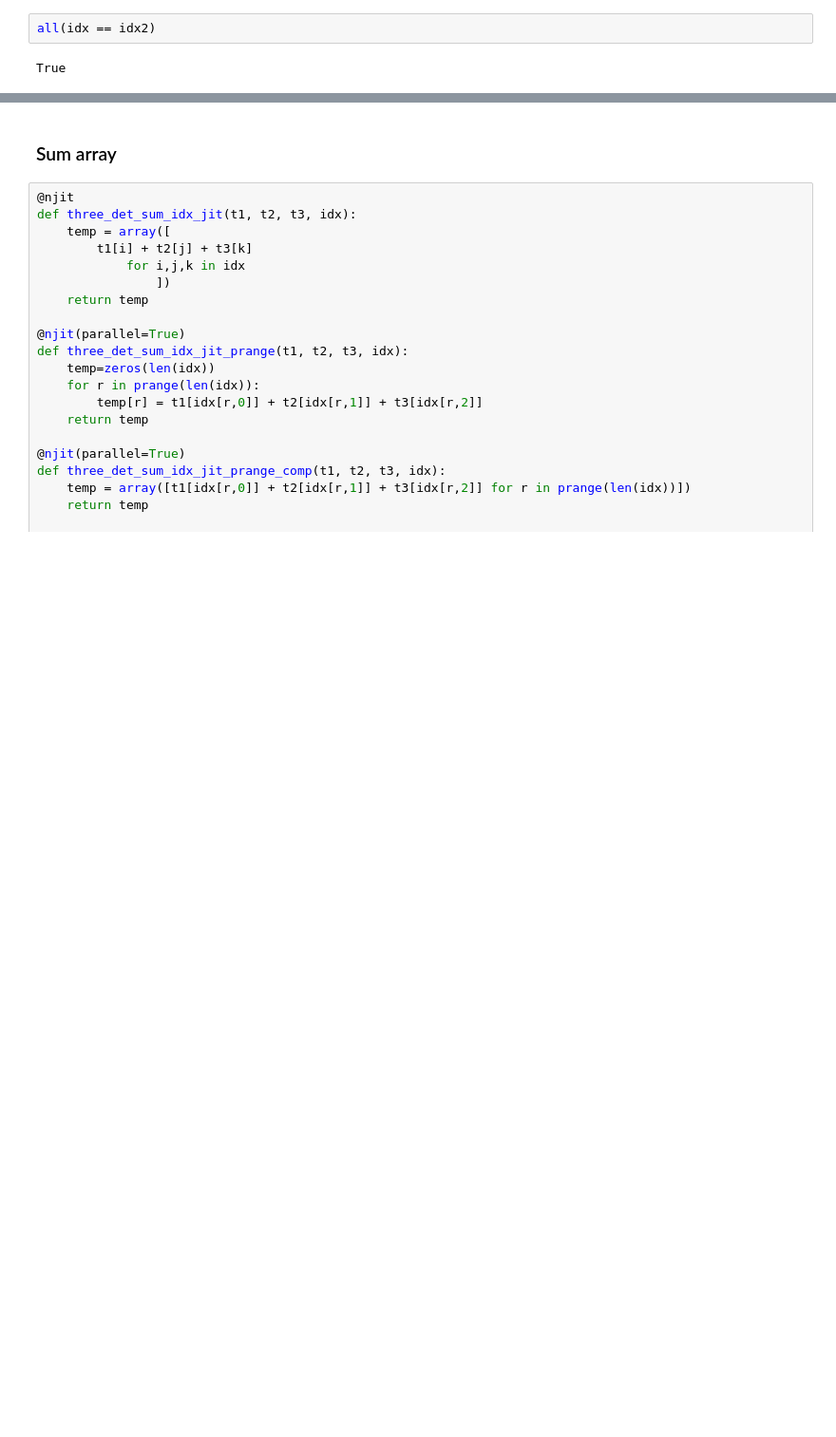
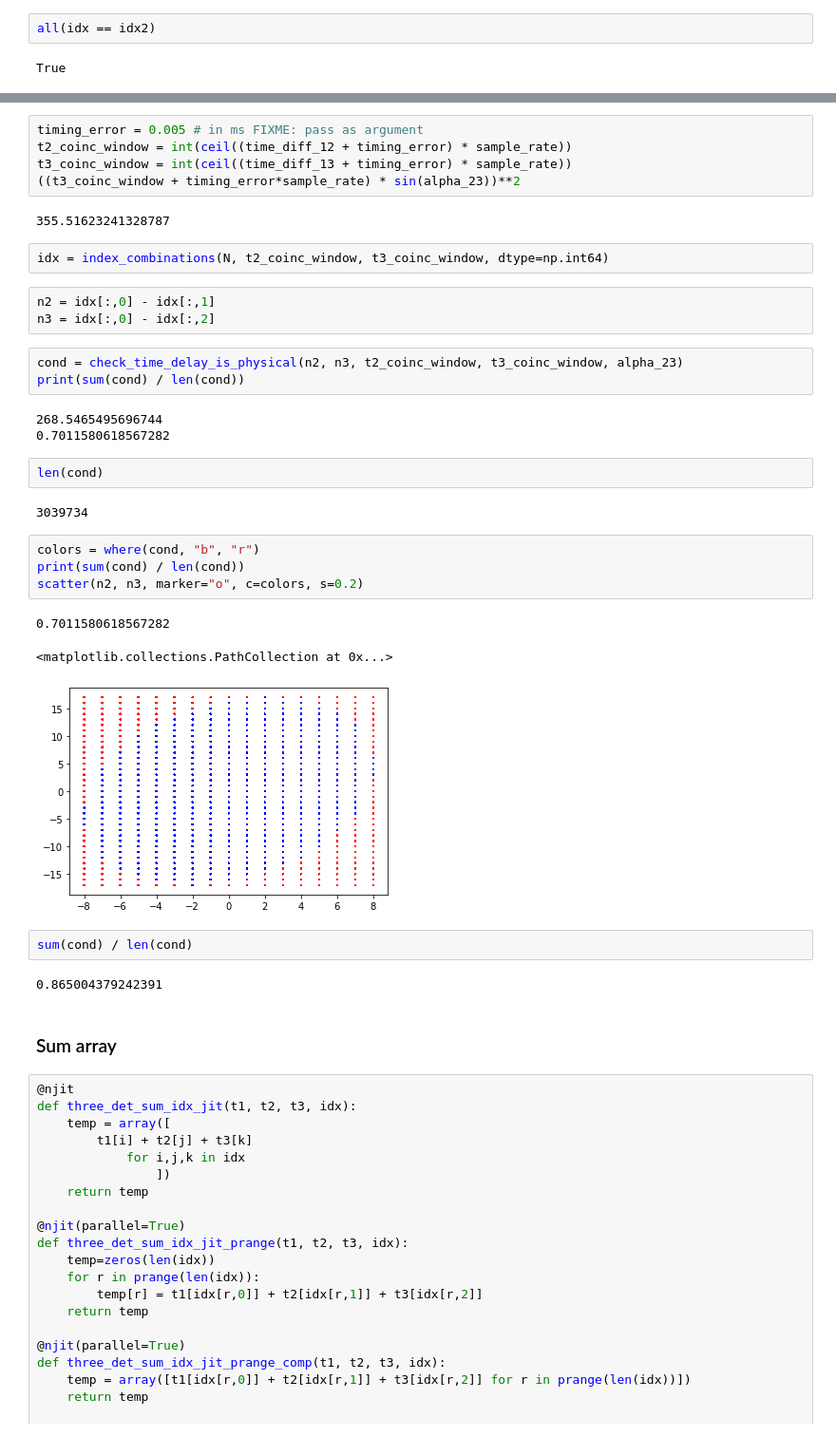
Before and after one commit to millsjc/pycbc, a Jupyter notebook: test_hm/playground/optimizing idx array creation and sum.ipynb, the cells around one changed output, grey strips where cells are left out. Shown at 95% size. Drawn from its saved outputs; the diff is of its cells as text; blank space fills up the shorter version.

```diff
--- a/test_hm/playground/optimizing idx array creation and sum.ipynb
+++ b/test_hm/playground/optimizing idx array creation and sum.ipynb
@@ -84,3 +172,37 @@ True
+# %%
+timing_error = 0.005 # in ms FIXME: pass as argument
+t2_coinc_window = int(ceil((time_diff_12 + timing_error) * sample_rate))
+t3_coinc_window = int(ceil((time_diff_13 + timing_error) * sample_rate))
+((t3_coinc_window + timing_error*sample_rate) * sin(alpha_23))**2
+# %% [output]
+355.51623241328787
+# %%
+idx = index_combinations(N, t2_coinc_window, t3_coinc_window, dtype=np.int64)
+# %%
+n2 = idx[:,0] - idx[:,1]
+n3 = idx[:,0] - idx[:,2]
+# %%
+cond = check_time_delay_is_physical(n2, n3, t2_coinc_window, t3_coinc_window, alpha_23)
+print(sum(cond) / len(cond))
+# %% [output]
+268.5465495696744
+0.7011580618567282
+# %%
+len(cond)
+# %% [output]
+3039734
+# %%
+colors = where(cond, "b", "r")
+print(sum(cond) / len(cond))
+scatter(n2, n3, marker="o", c=colors, s=0.2)
+# %% [output]
+0.7011580618567282
+<matplotlib.collections.PathCollection at 0x...>
+[figure, added]
+# %%
+sum(cond) / len(cond)
+# %% [output]
+0.865004379242391
 # %% [markdown]
 ### Sum array
 # %%
```
Also changed, not shown: parts of 8 cells of this notebook, 2 other files.
